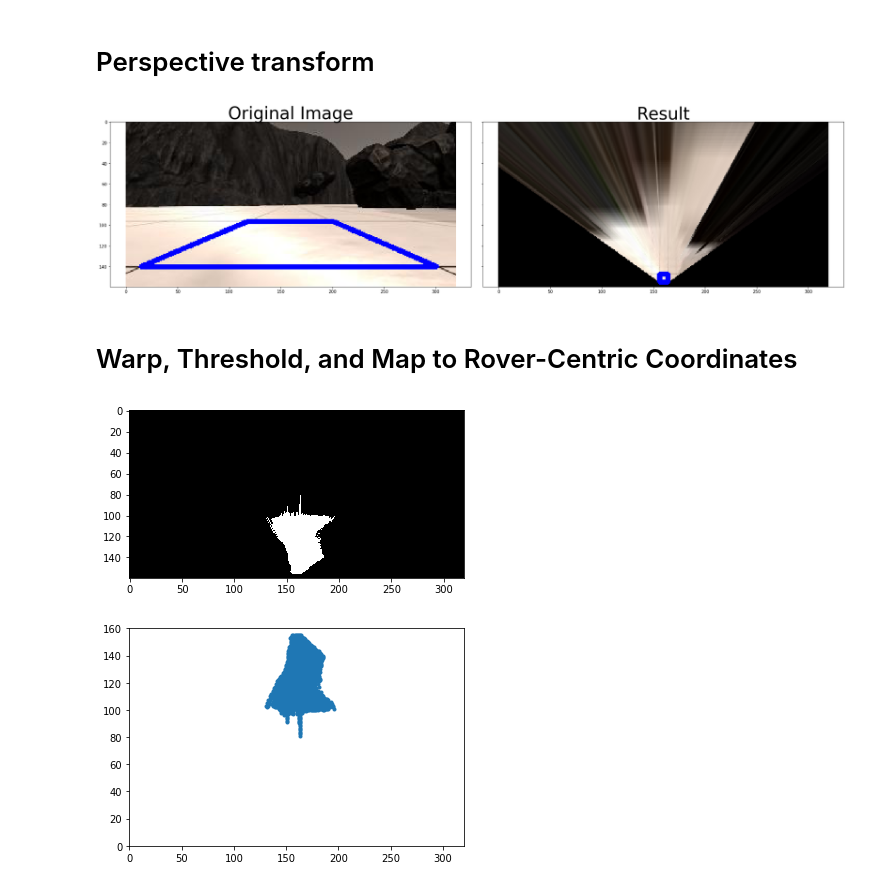
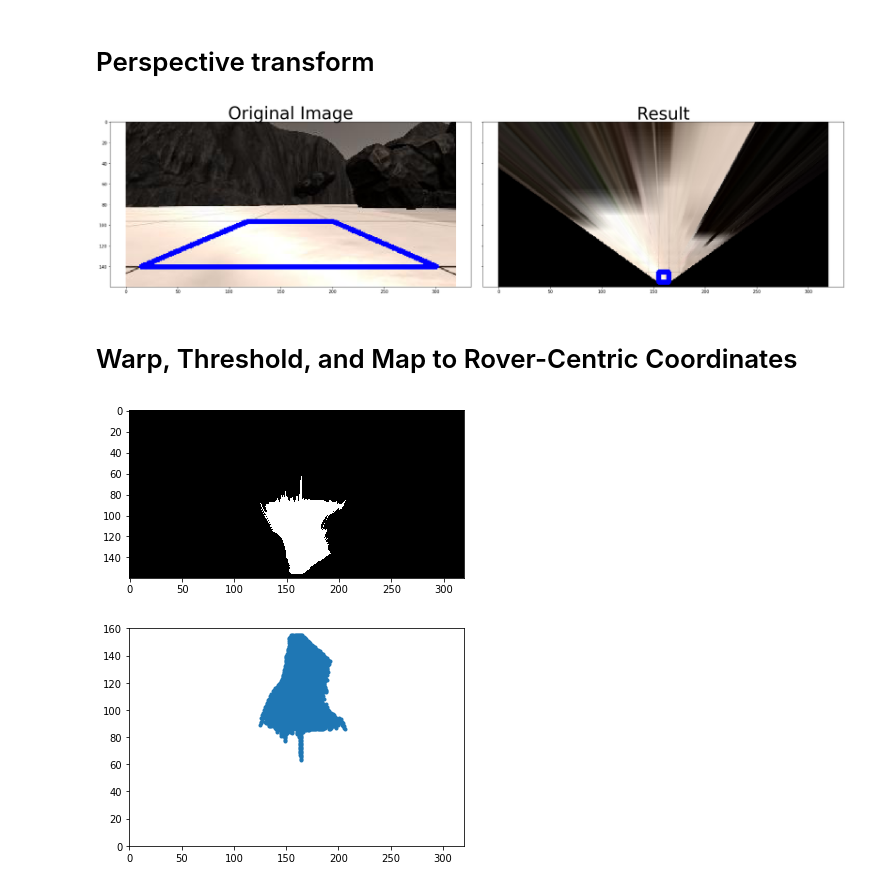
Before and after one commit to Nickolaim/udacity_rover_sim, a Jupyter notebook: perseption.ipynb, the cells around one changed output. Saved outputs shown, nothing was run; the diff lists cells and outputs as text; code cells hidden in the pictures.

```diff
--- a/perseption.ipynb
+++ b/perseption.ipynb
@@ -92,35 +92,35 @@ def perspect_transform(img, src, dst):
     warped = cv2.warpPerspective(img, M, (img.shape[1], img.shape[0]))
     # Return the result
     return warped
 
 
 source = np.float32([[14, 140], [301 ,140],[200, 96], [118, 96]])
-dest_half_size = 4
+dest_half_size = 5
 dest_size = dest_half_size * 2
 dest_center_x = image.shape[1] / 2
 dest_start_y = image.shape[0] - 5
 
 destination = np.float32([[dest_center_x - dest_half_size, dest_start_y],
                  [dest_center_x + dest_half_size, dest_start_y],
                  [dest_center_x + dest_half_size, dest_start_y - dest_size],
                  [dest_center_x - dest_half_size, dest_start_y - dest_size]])
 
 warped = perspect_transform(image, source, destination)
 # Draw Source and destination points on images (in blue) before plotting
 cv2.polylines(image, np.int32([source]), True, (0, 0, 255), 3)
 cv2.polylines(warped, np.int32([destination]), True, (0, 0, 255), 3)
 # Display the original image and binary
 f, (ax1, ax2) = plt.subplots(1, 2, figsize=(24, 6), sharey=True)
 f.tight_layout()
 ax1.imshow(image)
 ax1.set_title('Original Image', fontsize=40)
 
 ax2.imshow(warped, cmap='gray')
 ax2.set_title('Result', fontsize=40)
 plt.subplots_adjust(left=0., right=1, top=0.9, bottom=0.)
 plt.show() # Uncomment if running on your local machine
 # %% [output]
-[figure, old version]
+[figure, new version]
 # %% [markdown]
 # Warp, Threshold, and Map to Rover-Centric Coordinates
 # %%
@@ -133,7 +133,7 @@ colorsel = color_thresh(warped, rgb_thresh=(160, 160, 160))
 plt.imshow(colorsel, cmap='gray')
 plt.show()
 # %% [output]
-[figure, old version]
+[figure, new version]
 # %%
 ypos, xpos = colorsel.nonzero()
 plt.plot(xpos, ypos, '.')
@@ -141,7 +141,7 @@ plt.xlim(0, 320)
 plt.ylim(0, 160)
 plt.show()
 # %% [output]
-[figure, old version]
+[figure, new version]
 # %%
 def rover_coords(binary_img):
     ypos, xpos = binary_img.nonzero()
```
Also changed, not shown: parts of 3 cells of this notebook.
